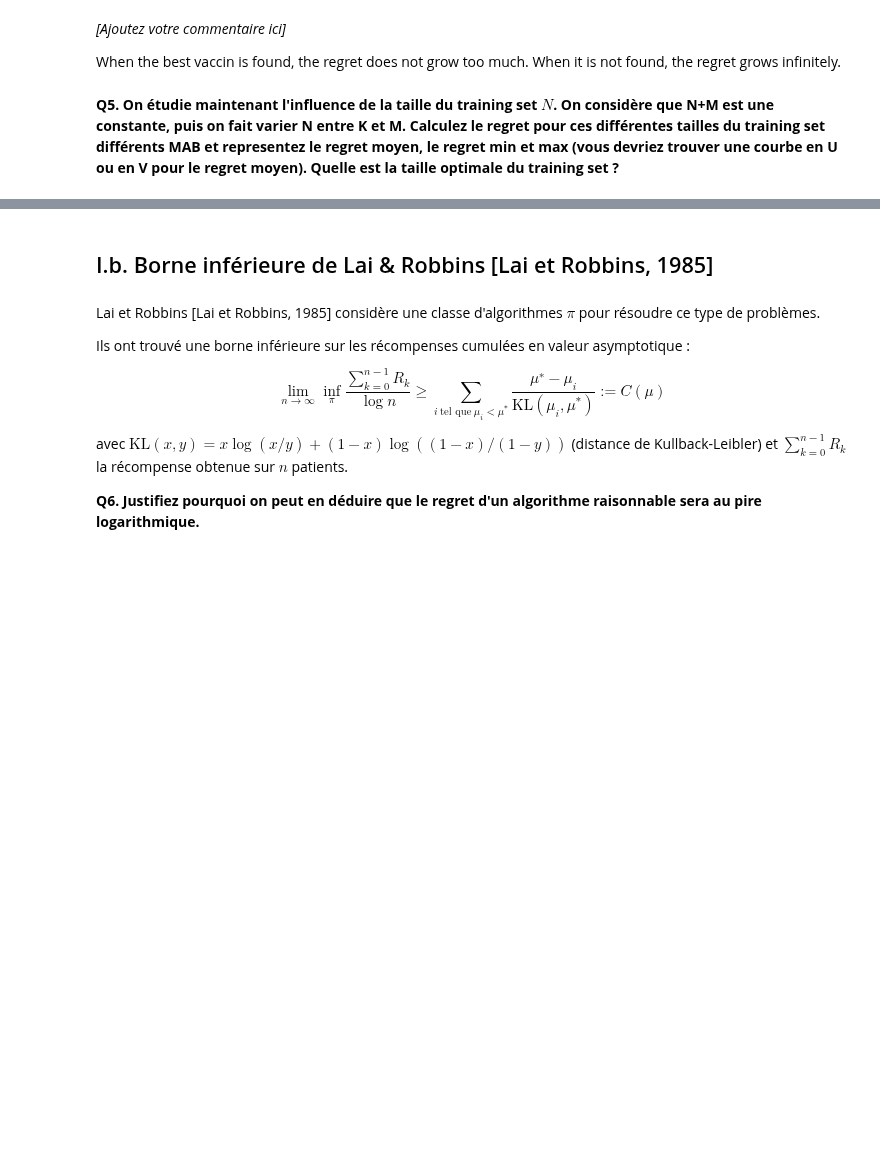
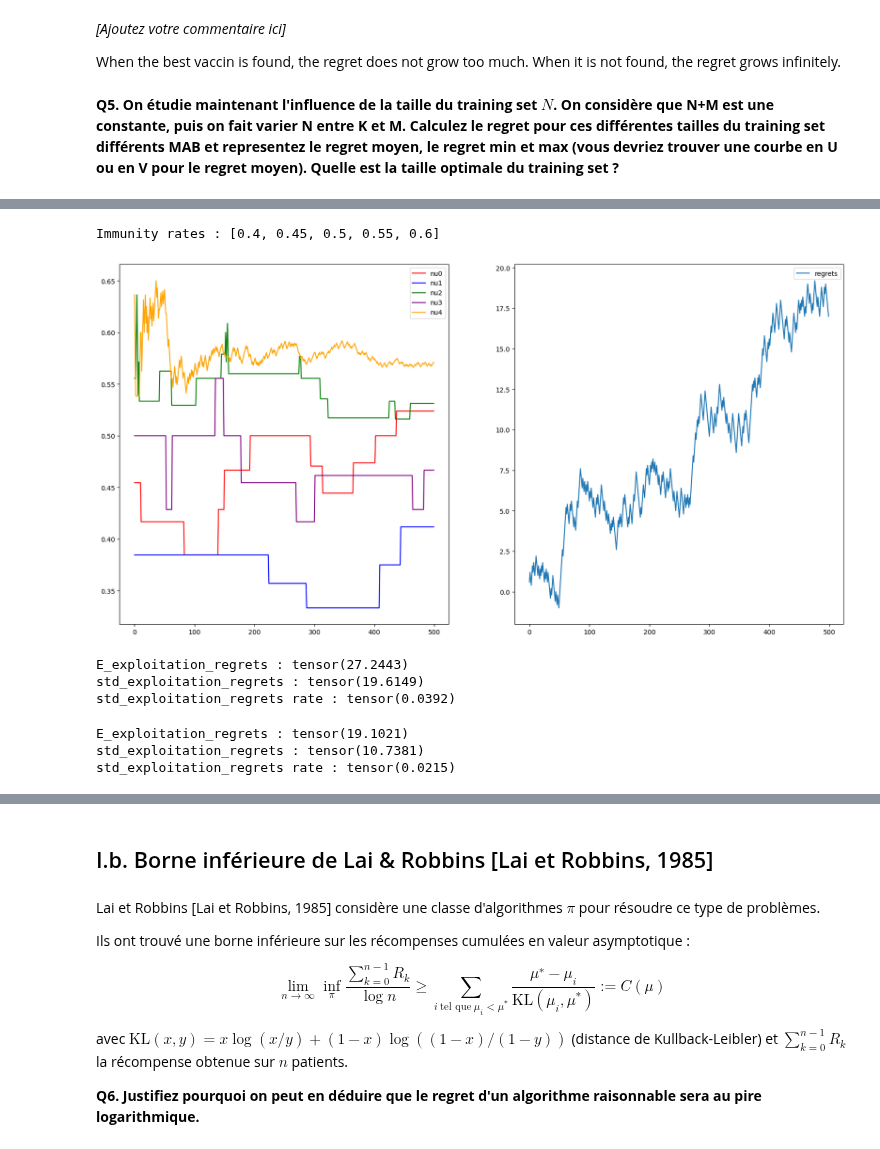
Before and after one commit to Nedartemis/rl-tp1-bandit-manchot, a Jupyter notebook: C1 TP MAB.ipynb, the cells around one changed output, grey strips where cells are left out. Drawn from its saved outputs; the diff is of its cells as text; code cells hidden in the pictures; blank space fills up the shorter version.

```diff
--- a/C1 TP MAB.ipynb
+++ b/C1 TP MAB.ipynb
@@ -534,0 +493,37 @@ The regret can steel be low when N is low because the best vaccin can be found b
+# %%
+# with exploration
+epsilon = 0.9
+plot_a_simulation(MAB=MAB, add_bias=False, proba_take_best_vaccin=epsilon, n_patients_exploration=50, n_patients_exploitation=500)
+# %% [output]
+Immunity rates : [0.4, 0.45, 0.5, 0.55, 0.6]
+[figure, added]
+# %%
+# regret without exploration
+epsilon = 0.9
+last_regrets = torch.Tensor(
+    [
+        simulation_update_immune_rate(MAB, add_bias=False, proba_take_best_vaccin=epsilon, n_patients_exploration=0, n_patients_exploitation=550)[2][-1]
+        for MAB in tqdm(MABs)
+    ]
+)
+
+print_results(None, last_regrets)
+# %% [output]
+E_exploitation_regrets : tensor(27.2443)
+std_exploitation_regrets : tensor(19.6149)
+std_exploitation_regrets rate : tensor(0.0392)
+# %%
+# regret without exploration
+epsilon = 0.9
+last_regrets = torch.Tensor(
+    [
+        simulation_update_immune_rate(MAB, add_bias=False, proba_take_best_vaccin=epsilon, n_patients_exploration=50, n_patients_exploitation=500)[2][-1]
+        for MAB in tqdm(MABs)
+    ]
+)
+
+print_results(None, last_regrets)
+# %% [output]
+E_exploitation_regrets : tensor(19.1021)
+std_exploitation_regrets : tensor(10.7381)
+std_exploitation_regrets rate : tensor(0.0215)
```
Also changed, not shown: parts of 27 cells of this notebook.
